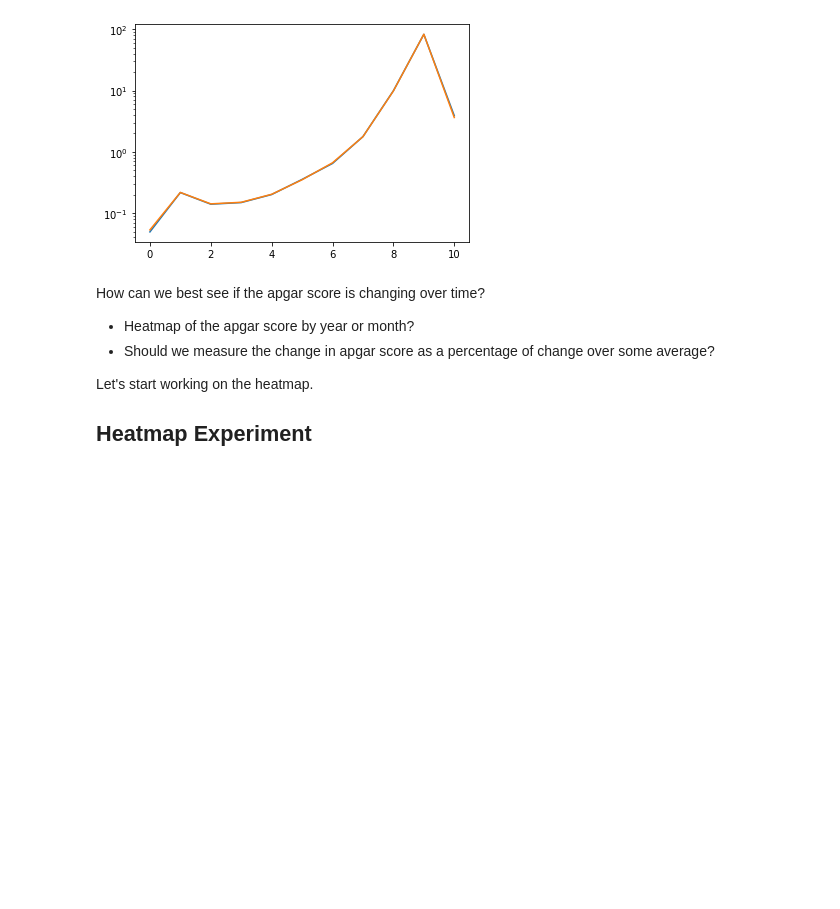
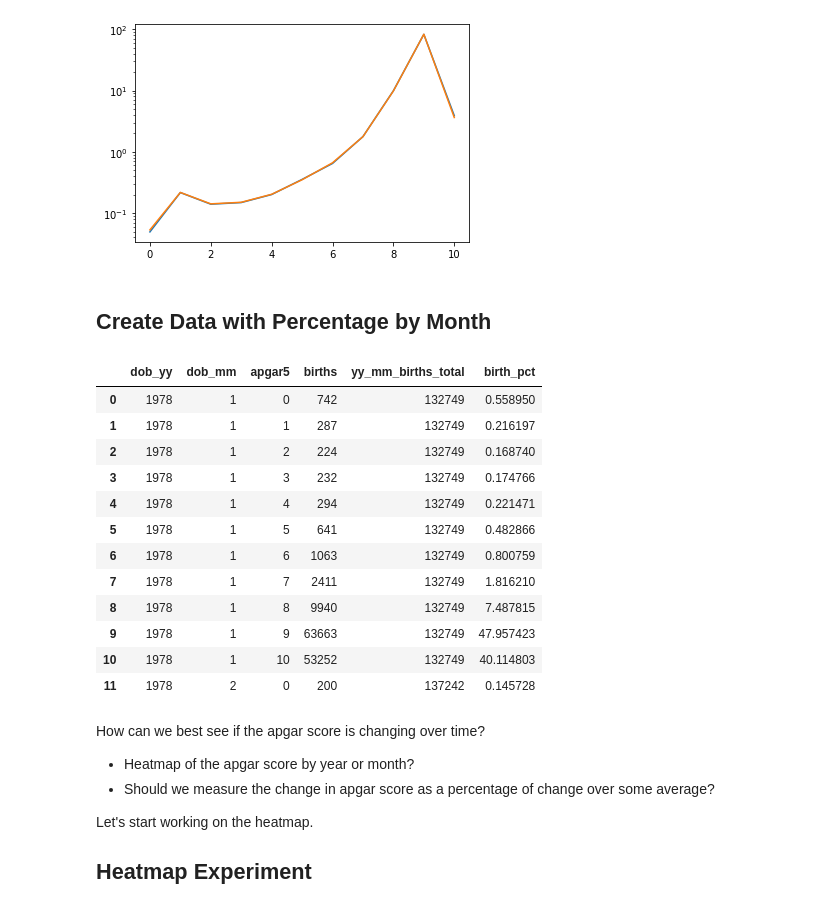
Before and after one commit to tvhahn/cdc-birth-data, a Jupyter notebook: notebooks/1.0-explore-apgar.ipynb, the cells around one changed output. Drawn from its saved outputs; the diff is of its cells as text; code cells hidden in the pictures; blank space fills up the shorter version.

Commit message:
percentage by month

```diff
--- a/notebooks/1.0-explore-apgar.ipynb
+++ b/notebooks/1.0-explore-apgar.ipynb
@@ -233,6 +230,33 @@ plt.yscale('log')
 # plt.plot(df_count[df_count['dob_yy']==2009]['births_pct'], df_count[df_count['dob_yy']==2009]['apgar5'])
 # %% [output]
 [figure]
+# %% [markdown]
+## Create Data with Percentage by Month
+# %%
+root_dir = Path.cwd().parent
+folder_processed_data = root_dir / 'data/processed'
+
+df = pd.read_csv(folder_processed_data /"birth_no_geo_apgar.csv")
+# %%
+df = df[df['apgar5']!=99].sort_values(by=['dob_yy', 'dob_mm'])
+df = df.groupby(['dob_yy', 'dob_mm', 'apgar5']).agg({'births':'sum'}).reset_index()
+df['yy_mm_births_total'] = df.groupby(['dob_yy', 'dob_mm'])['births'].transform('sum')
+df['birth_pct'] = df['births'] / df['yy_mm_births_total'] * 100
+df[:12]
+# %% [output]
+|  | dob_yy | dob_mm | apgar5 | births | yy_mm_births_total | birth_pct |
+| 0 | 1978 | 1 | 0 | 742 | 132749 | 0.558950 |
+| 1 | 1978 | 1 | 1 | 287 | 132749 | 0.216197 |
+| 2 | 1978 | 1 | 2 | 224 | 132749 | 0.168740 |
+| 3 | 1978 | 1 | 3 | 232 | 132749 | 0.174766 |
+| 4 | 1978 | 1 | 4 | 294 | 132749 | 0.221471 |
+| 5 | 1978 | 1 | 5 | 641 | 132749 | 0.482866 |
+| 6 | 1978 | 1 | 6 | 1063 | 132749 | 0.800759 |
+| 7 | 1978 | 1 | 7 | 2411 | 132749 | 1.816210 |
+| 8 | 1978 | 1 | 8 | 9940 | 132749 | 7.487815 |
+| 9 | 1978 | 1 | 9 | 63663 | 132749 | 47.957423 |
+| 10 | 1978 | 1 | 10 | 53252 | 132749 | 40.114803 |
+| 11 | 1978 | 2 | 0 | 200 | 137242 | 0.145728 |
 # %% [markdown]
 How can we best see if the apgar score is changing over time?
 * Heatmap of the apgar score by year or month?
```
Also changed, not shown: parts of 4 cells of this notebook.
